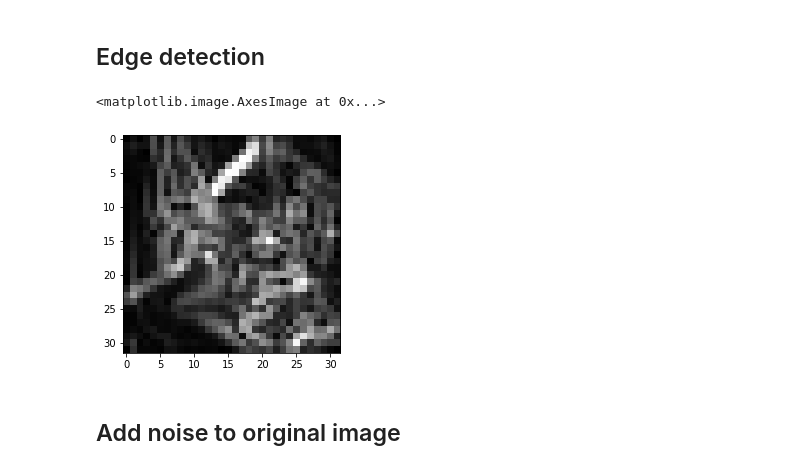
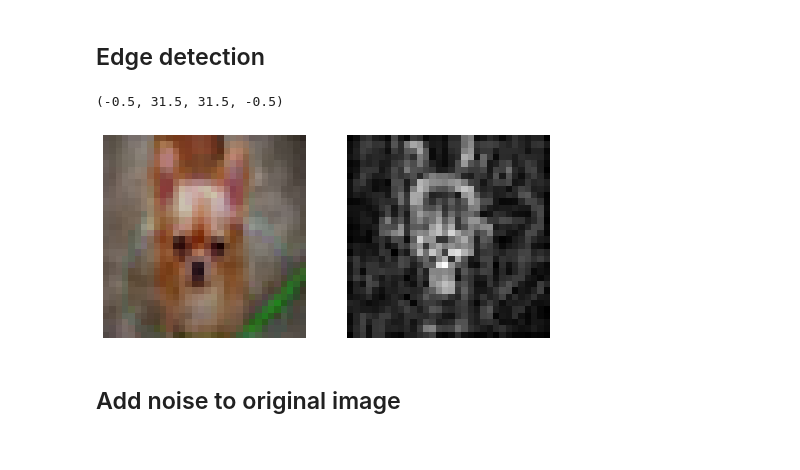
Before and after one commit to chengche6230/Deep-Learning-Course-Team-Project, a Jupyter notebook: Competition 4/DLcomp4_Team123_code.ipynb, the cells around one changed output. Cells and saved outputs as stored; diff of their text form; code cells hidden in the pictures.

Commit message:
edge figure

```diff
--- a/Competition 4/DLcomp4_Team123_code.ipynb
+++ b/Competition 4/DLcomp4_Team123_code.ipynb
@@ -241,6 +241,6 @@ display(x_train[:20], x_val[:20])
 # %% [output]
 [figure]
 # %%
-x_train_denoise = autoencoder.predict(x_train)
-# x_val = autoencoder.predict(x_val)
+x_train = autoencoder.predict(x_train)
+x_val = autoencoder.predict(x_val)
 # %%
@@ -301,14 +301,19 @@ def edge_detect(x_array):
         img = cv2.addWeighted(absX, 0.5, absY, 0.5, 0)
         x_array[i] = img / 255.
 # %%
-edge_detect(x_train)
-edge_detect(x_val)
-edge_detect(x_test)
+x_edge = x_train.copy()
+edge_detect(x_edge)
+# edge_detect(x_val)
+# edge_detect(x_test)
-# %%
-plt.imshow(x_train[150])
-# %% [output]
-<matplotlib.image.AxesImage at 0x...>
-[figure, removed]
+# %%
+fig, ax = plt.subplots(1, 2, figsize=(8, 4))
+ax[0].imshow(x_train[idx_show])
+ax[0].axis('off')
+ax[1].imshow(x_edge[idx_show])
+ax[1].axis('off')
+# %% [output]
+(-0.5, 31.5, 31.5, -0.5)
+[figure, added]
 # %% [markdown]
 ## Add noise to original image
 # %%
```
Also changed, not shown: parts of 2 cells of this notebook.
